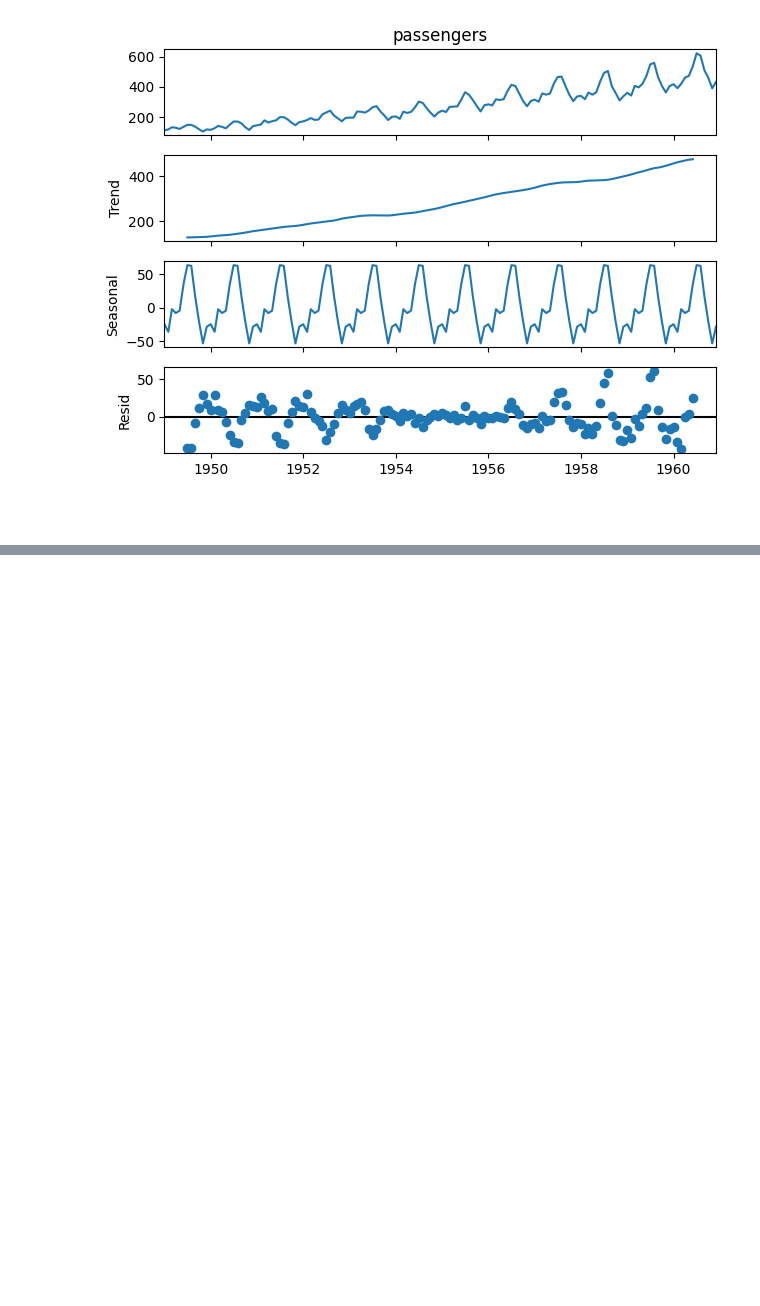
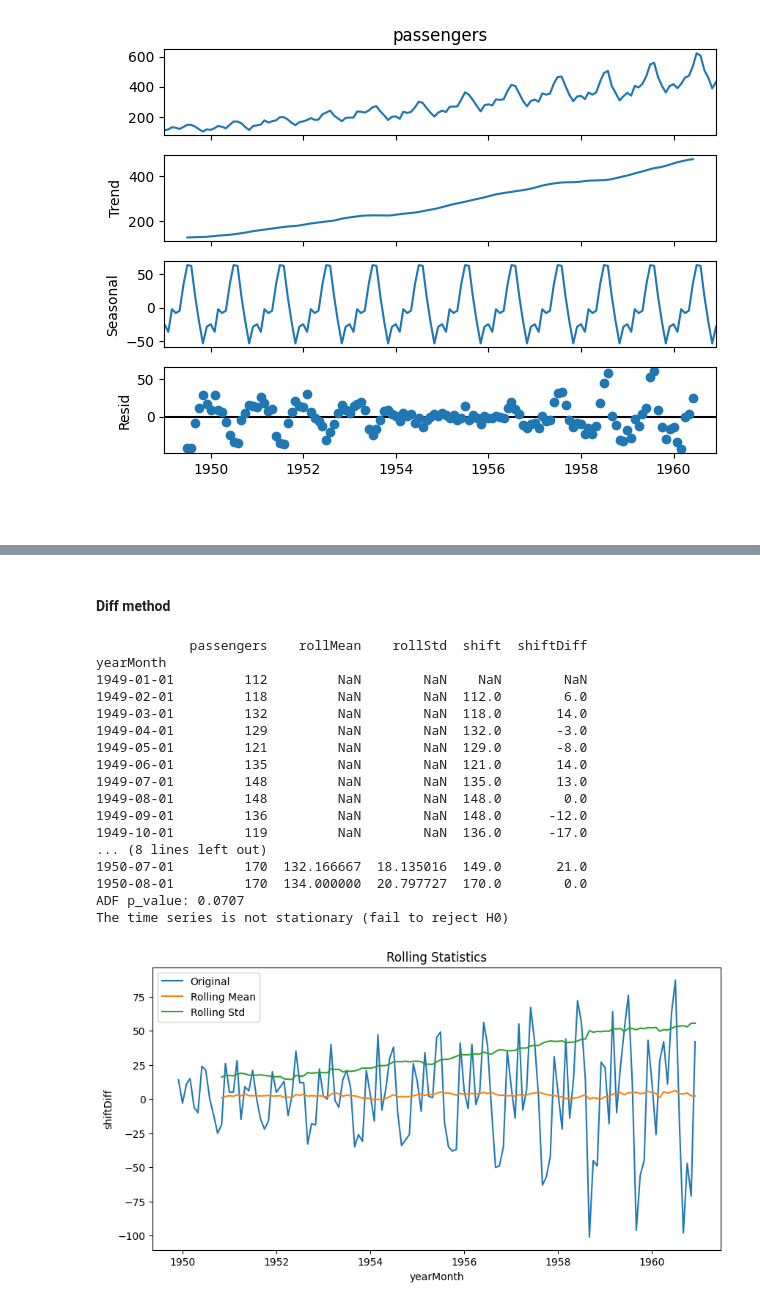
Before and after one commit to AshishMulani/DataAnalytics, a Jupyter notebook: Time_Series/TimeSeriesAnalysis.ipynb, the cells around one changed output, grey strips where cells are left out. Drawn from its saved outputs; the diff is of its cells as text; code cells hidden in the pictures; blank space fills up the shorter version.

```diff
--- a/Time_Series/TimeSeriesAnalysis.ipynb
+++ b/Time_Series/TimeSeriesAnalysis.ipynb
@@ -97,0 +149,32 @@ plt.show()
+# %% [markdown]
+#### Diff method
+# %%
+# passengers    shift[1]
+# 112              -
+# 118              112
+# 132              118
+
+# Data is not stationary - let us try "diff" method
+airP['shift'] = airP.passengers.shift(1)
+airP['shiftDiff'] = airP['passengers'] - airP['shift']
+print(airP+.head(20))
+test_stationarity(airP.dropna(), 'shiftDiff')
+# %% [output]
+            passengers    rollMean    rollStd  shift  shiftDiff
+yearMonth
+1949-01-01         112         NaN        NaN    NaN        NaN
+1949-02-01         118         NaN        NaN  112.0        6.0
+1949-03-01         132         NaN        NaN  118.0       14.0
+1949-04-01         129         NaN        NaN  132.0       -3.0
+1949-05-01         121         NaN        NaN  129.0       -8.0
+1949-06-01         135         NaN        NaN  121.0       14.0
+1949-07-01         148         NaN        NaN  135.0       13.0
+1949-08-01         148         NaN        NaN  148.0        0.0
+1949-09-01         136         NaN        NaN  148.0      -12.0
+1949-10-01         119         NaN        NaN  136.0      -17.0
+... (8 lines left out)
+1950-07-01         170  132.166667  18.135016  149.0       21.0
+1950-08-01         170  134.000000  20.797727  170.0        0.0
+ADF p_value: 0.0707
+The time series is not stationary (fail to reject H0)
+[figure, added]
```
Also changed, not shown: parts of 13 cells of this notebook, 1 other file.
